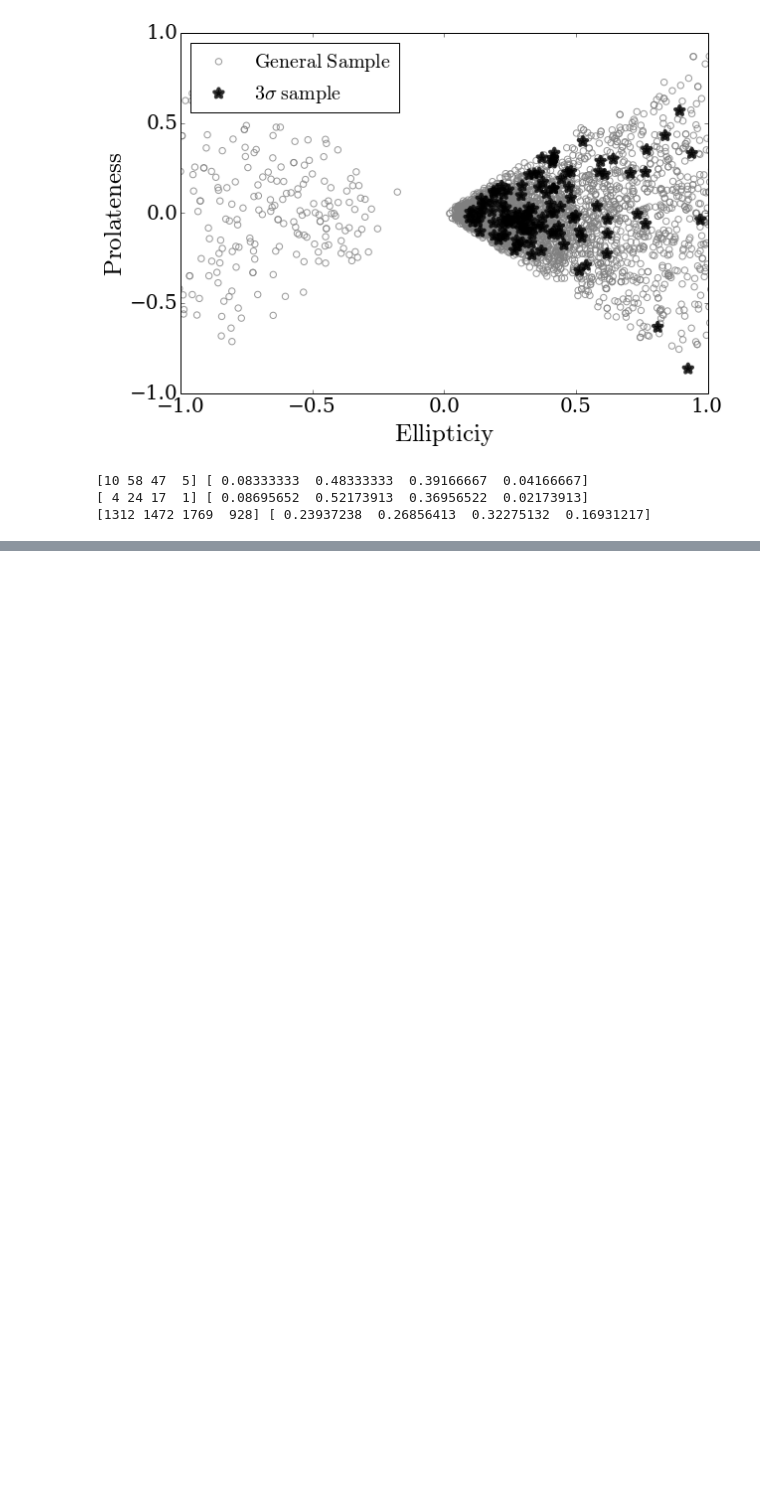
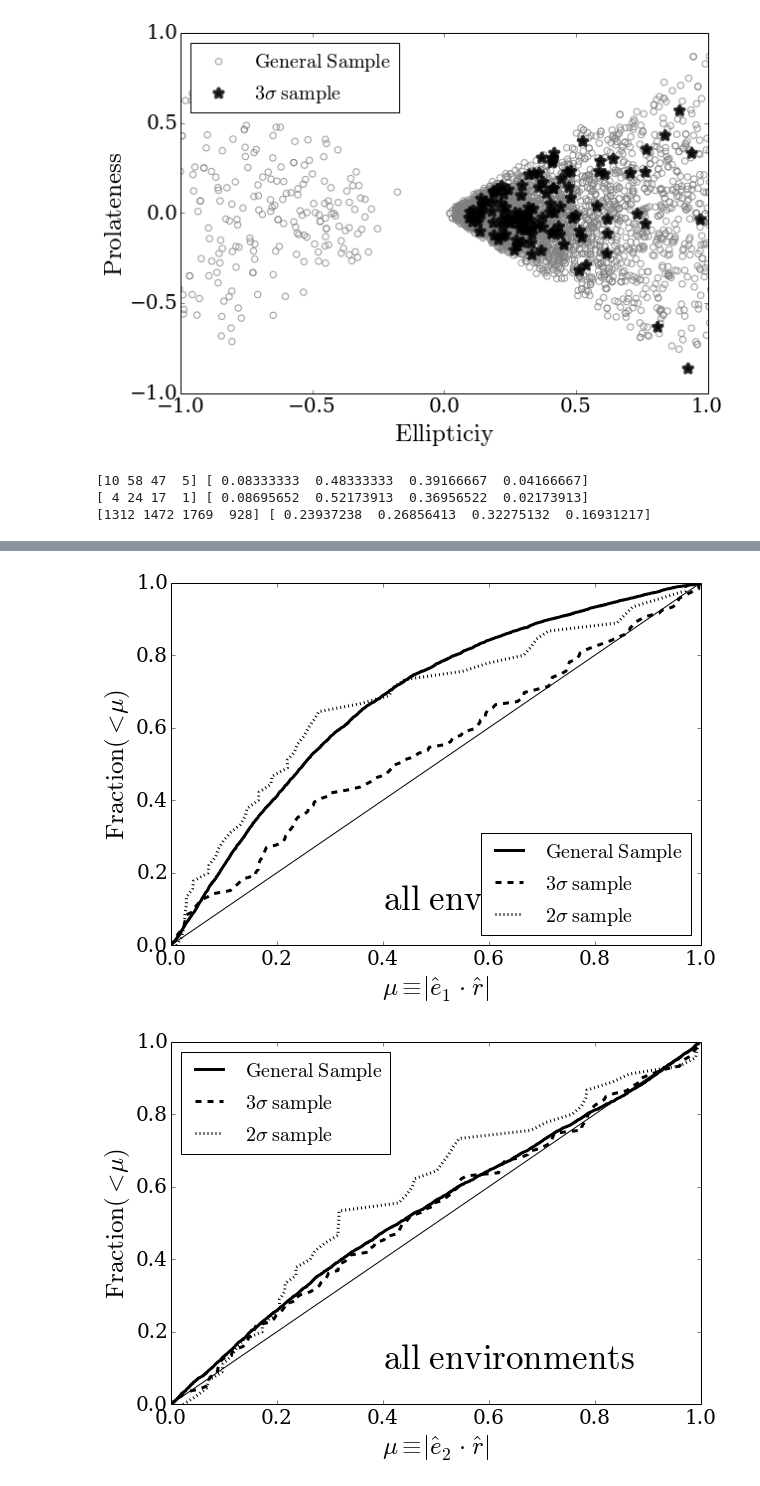
Before and after one commit to forero/LGEnvironment, a Jupyter notebook: code/AnalyzeData.ipynb, the cells around one changed output, grey strips where cells are left out. Cells and saved outputs as stored; diff of their text form; code cells hidden in the pictures; blank space fills up the shorter version.

```diff
--- a/code/AnalyzeData.ipynb
+++ b/code/AnalyzeData.ipynb
@@ -919,0 +684,7 @@ out.close()
+# %%
+plot_alignment_e1(ENV=-1, kind="r")
+plot_alignment_e2(ENV=-1, kind="r")
+plot_alignment_e3(ENV=-1, kind="r")
+# %% [output]
+[figure, added]
+[figure, added]
```
Also changed, not shown: parts of 43 cells of this notebook, 1 other file.
